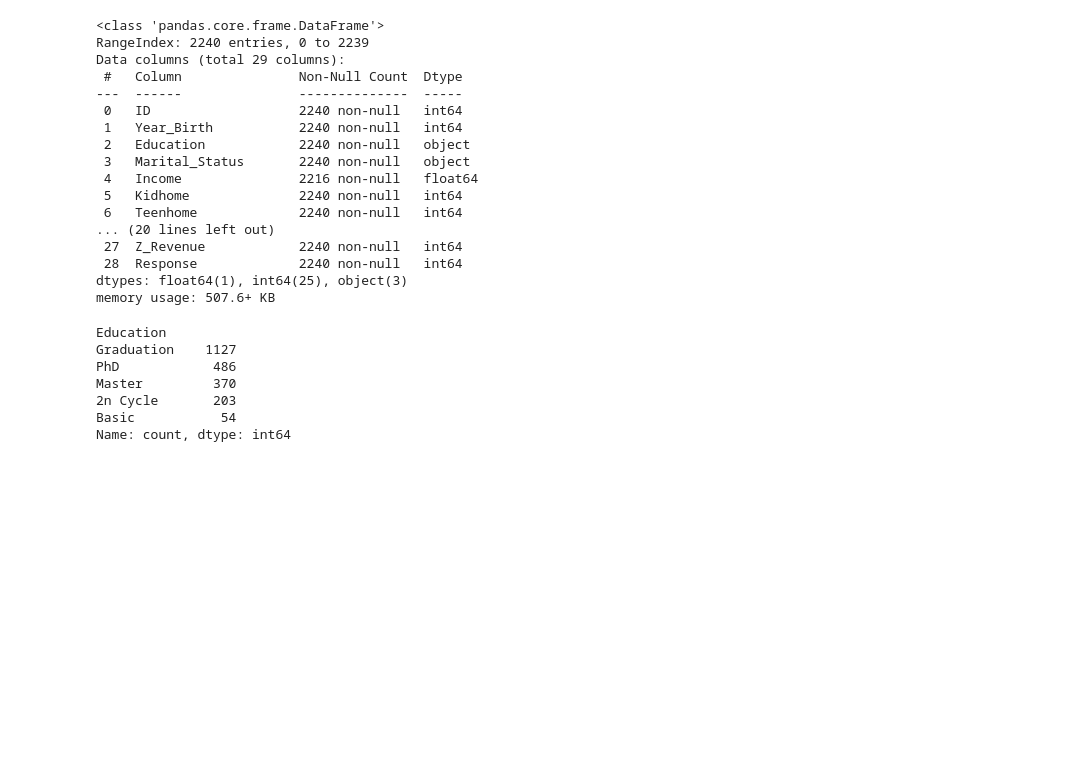
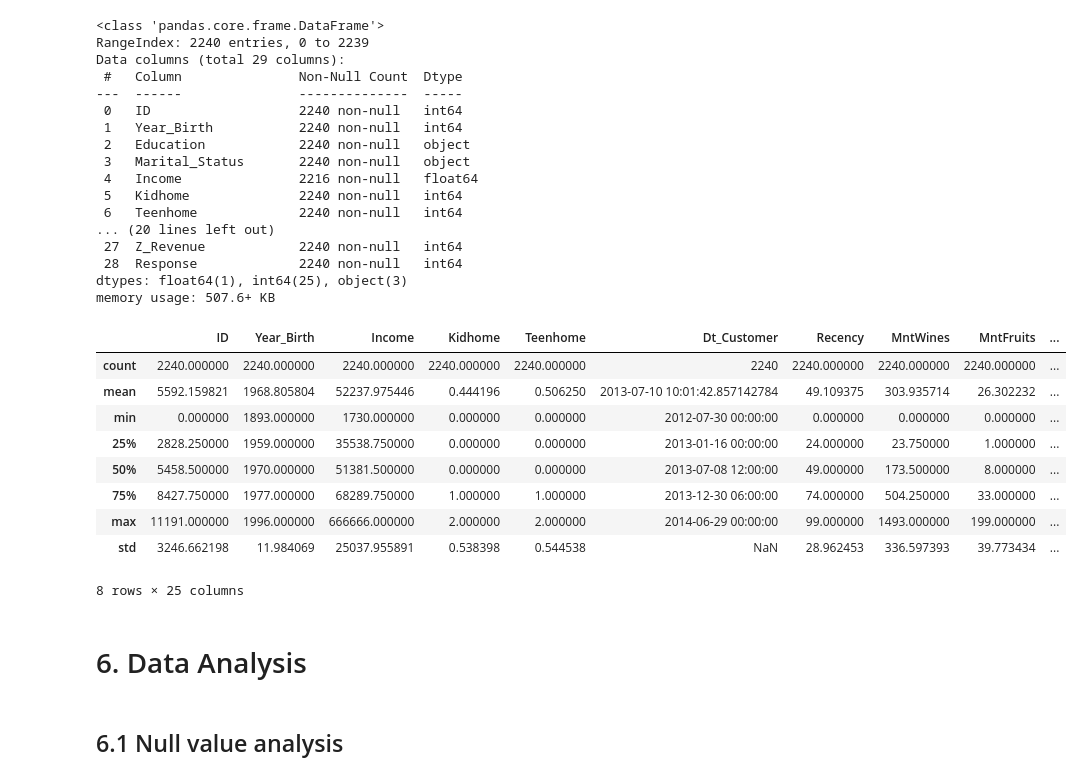
Before and after one commit to AnirudhJayant06/Agno_Customer_Personality_Analysis_Agent, a Jupyter notebook: notebooks/data_overview.ipynb, the cells around one changed output. Cells and saved outputs as stored; diff of their text form; code cells hidden in the pictures; blank space fills up the shorter version.

```diff
--- a/notebooks/data_overview.ipynb
+++ b/notebooks/data_overview.ipynb
@@ -138,13 +193,20 @@ Data columns (total 29 columns):
  28  Response             2240 non-null   int64
 dtypes: float64(1), int64(25), object(3)
 memory usage: 507.6+ KB
-# %%
-df.value_counts("Education")
-# %% [output]
-Education
-Graduation    1127
-PhD            486
-Master         370
-2n Cycle       203
-Basic           54
-Name: count, dtype: int64
+# %%
+df.describe()
+# %% [output]
+|  | ID | Year_Birth | Income | Kidhome | Teenhome | Dt_Customer | Recency | MntWines | MntFruits | ... |
+| count | 2240.000000 | 2240.000000 | 2240.000000 | 2240.000000 | 2240.000000 | 2240 | 2240.000000 | 2240.000000 | 2240.000000 | ... |
+| mean | 5592.159821 | 1968.805804 | 52237.975446 | 0.444196 | 0.506250 | 2013-07-10 10:01:42.857142784 | 49.109375 | 303.935714 | 26.302232 | ... |
+| min | 0.000000 | 1893.000000 | 1730.000000 | 0.000000 | 0.000000 | 2012-07-30 00:00:00 | 0.000000 | 0.000000 | 0.000000 | ... |
+| 25% | 2828.250000 | 1959.000000 | 35538.750000 | 0.000000 | 0.000000 | 2013-01-16 00:00:00 | 24.000000 | 23.750000 | 1.000000 | ... |
+| 50% | 5458.500000 | 1970.000000 | 51381.500000 | 0.000000 | 0.000000 | 2013-07-08 12:00:00 | 49.000000 | 173.500000 | 8.000000 | ... |
+| 75% | 8427.750000 | 1977.000000 | 68289.750000 | 1.000000 | 1.000000 | 2013-12-30 06:00:00 | 74.000000 | 504.250000 | 33.000000 | ... |
+| max | 11191.000000 | 1996.000000 | 666666.000000 | 2.000000 | 2.000000 | 2014-06-29 00:00:00 | 99.000000 | 1493.000000 | 199.000000 | ... |
+| std | 3246.662198 | 11.984069 | 25037.955891 | 0.538398 | 0.544538 | NaN | 28.962453 | 336.597393 | 39.773434 | ... |
+8 rows × 25 columns
+# %% [markdown]
+# 6. Data Analysis
+# %% [markdown]
+## 6.1 Null value analysis
```
Also changed, not shown: parts of 47 cells of this notebook.
